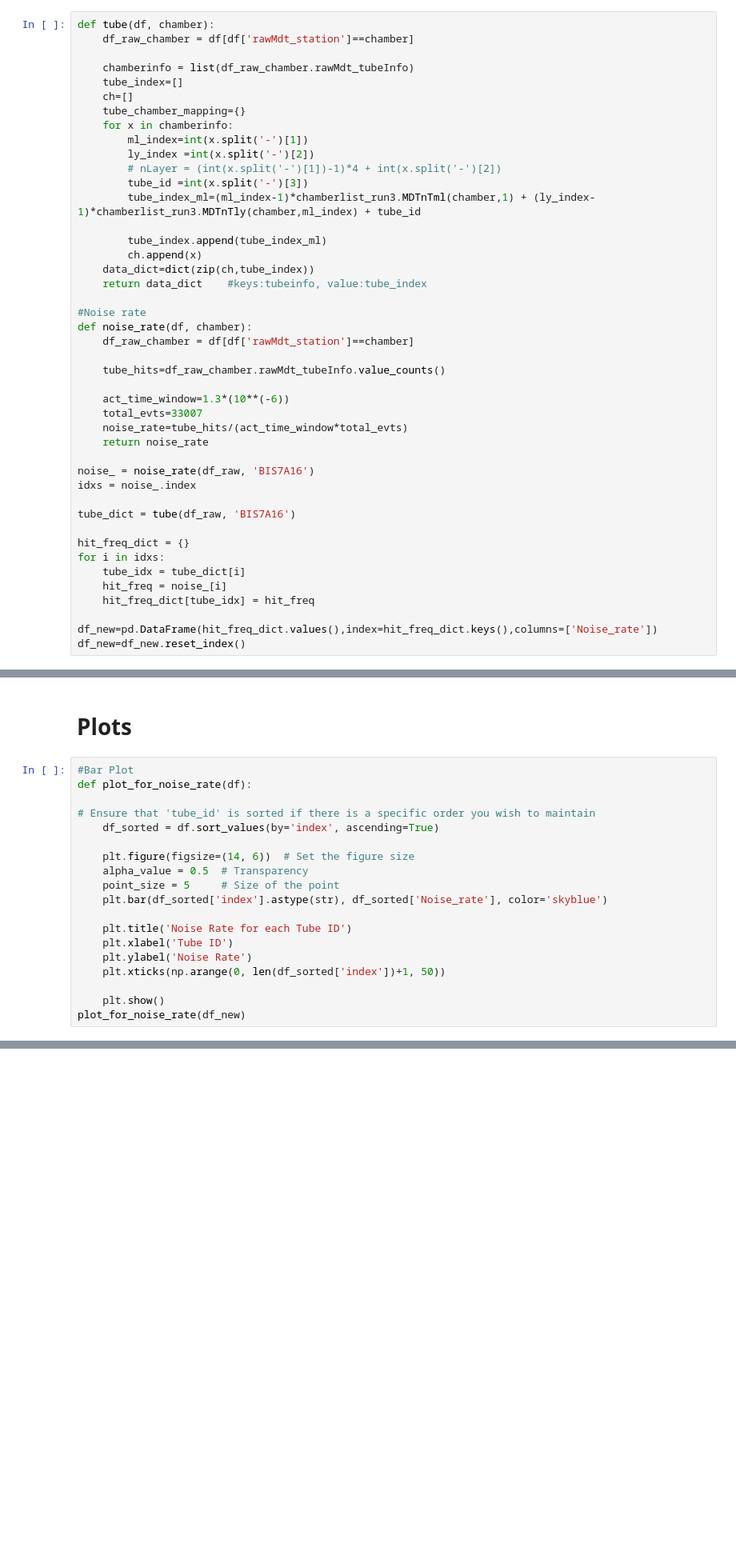
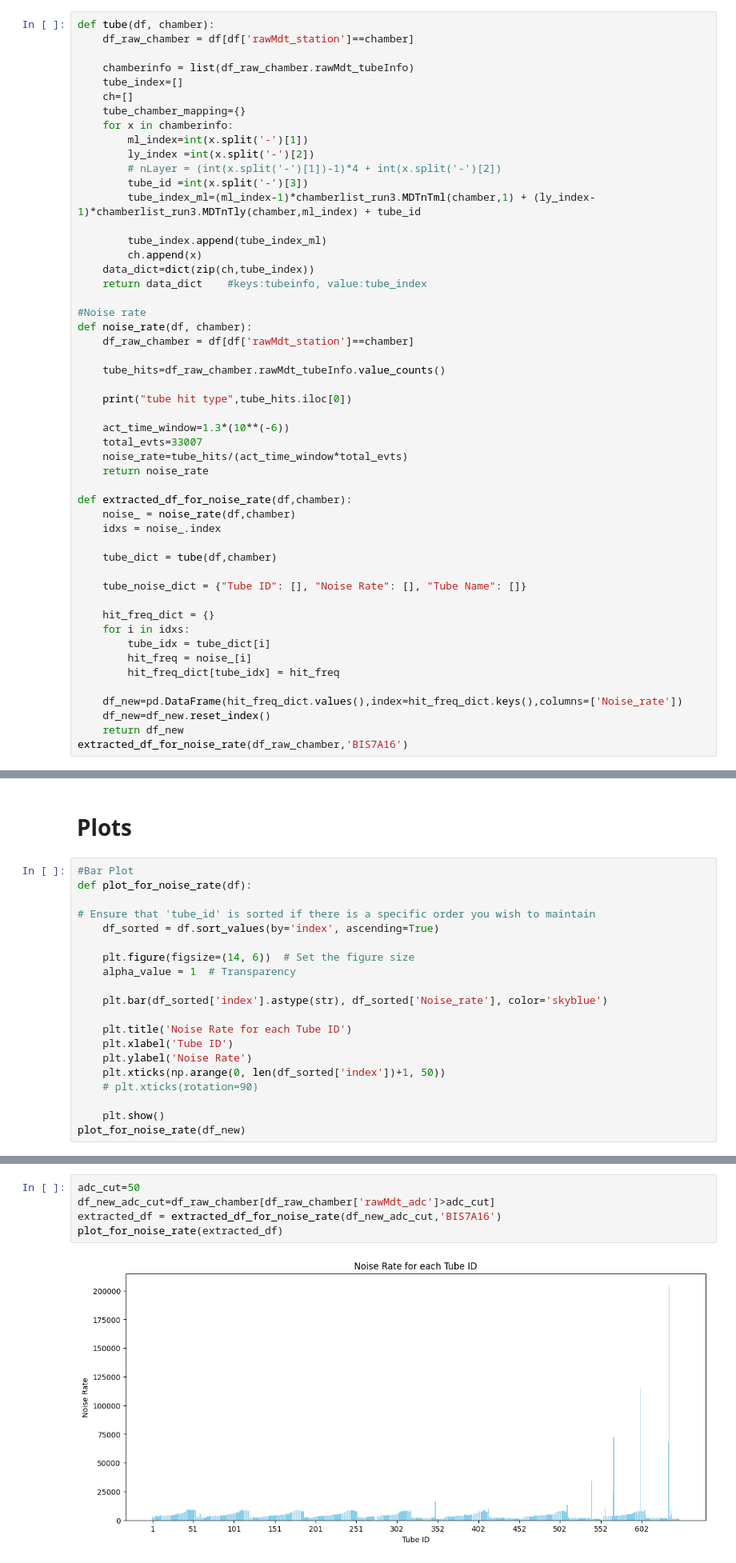
Before and after one commit to ppriyanka8/ATLAS, a Jupyter notebook: BIS7A16.ipynb, the cells around one changed output, grey strips where cells are left out. Shown at 80% size. Drawn from its saved outputs; the diff is of its cells as text; blank space fills up the shorter version.

```diff
--- a/BIS7A16.ipynb
+++ b/BIS7A16.ipynb
@@ -178,21 +138,28 @@ def noise_rate(df, chamber):
 
     tube_hits=df_raw_chamber.rawMdt_tubeInfo.value_counts()
 
+    print("tube hit type",tube_hits.iloc[0])
+
     act_time_window=1.3*(10**(-6))
     total_evts=33007
     noise_rate=tube_hits/(act_time_window*total_evts)
     return noise_rate
 
-noise_ = noise_rate(df_raw, 'BIS7A16')
-idxs = noise_.index
+def extracted_df_for_noise_rate(df,chamber):
+    noise_ = noise_rate(df,chamber)
+    idxs = noise_.index
 
-tube_dict = tube(df_raw, 'BIS7A16')
+    tube_dict = tube(df,chamber)
 
-hit_freq_dict = {}
-for i in idxs:
-    tube_idx = tube_dict[i]
-    hit_freq = noise_[i]
-    hit_freq_dict[tube_idx] = hit_freq
+    tube_noise_dict = {"Tube ID": [], "Noise Rate": [], "Tube Name": []}
 
-df_new=pd.DataFrame(hit_freq_dict.values(),index=hit_freq_dict.keys(),columns=['Noise_rate'])
-df_new=df_new.reset_index()
+    hit_freq_dict = {}
+    for i in idxs:
+        tube_idx = tube_dict[i]
+        hit_freq = noise_[i]
+        hit_freq_dict[tube_idx] = hit_freq
+
+    df_new=pd.DataFrame(hit_freq_dict.values(),index=hit_freq_dict.keys(),columns=['Noise_rate'])
+    df_new=df_new.reset_index()
+    return df_new
+extracted_df_for_noise_rate(df_raw_chamber,'BIS7A16')
@@ -206,14 +236,15 @@ def plot_for_noise_rate(df):
     df_sorted = df.sort_values(by='index', ascending=True)
 
     plt.figure(figsize=(14, 6))  # Set the figure size
-    alpha_value = 0.5  # Transparency
-    point_size = 5     # Size of the point
+    alpha_value = 1  # Transparency
+
     plt.bar(df_sorted['index'].astype(str), df_sorted['Noise_rate'], color='skyblue')
 
     plt.title('Noise Rate for each Tube ID')
     plt.xlabel('Tube ID')
     plt.ylabel('Noise Rate')
     plt.xticks(np.arange(0, len(df_sorted['index'])+1, 50))
+    # plt.xticks(rotation=90)
 
     plt.show()
 plot_for_noise_rate(df_new)
@@ -286,0 +255,7 @@ df_new_with_cut
+# %%
+adc_cut=50
+df_new_adc_cut=df_raw_chamber[df_raw_chamber['rawMdt_adc']>adc_cut]
+extracted_df = extracted_df_for_noise_rate(df_new_adc_cut,'BIS7A16')
+plot_for_noise_rate(extracted_df)
+# %% [output]
+[figure, added]
```
Also changed, not shown: parts of 13 cells of this notebook.
